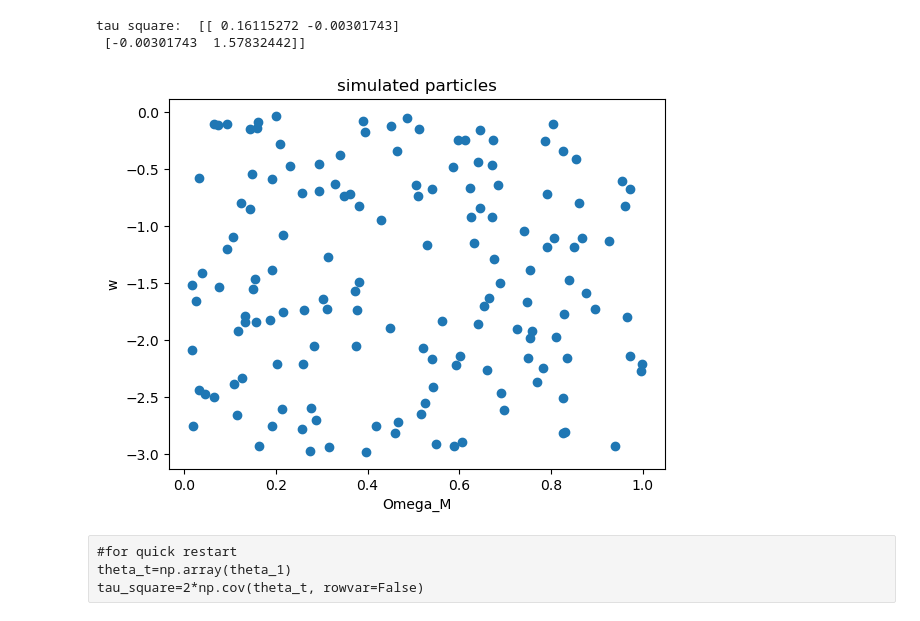
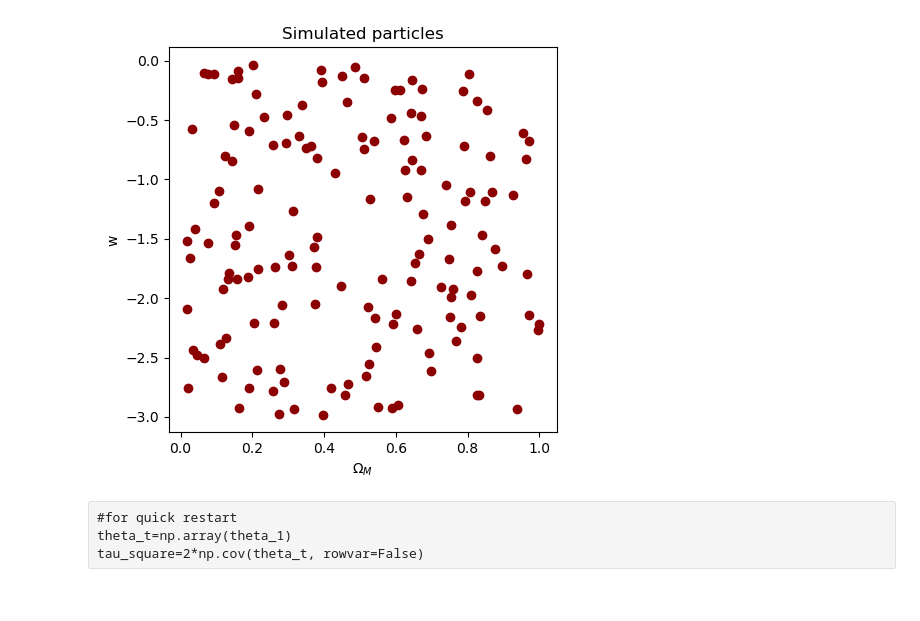
Before and after one commit to margherita-lera/SMC-ABC-for-Supernovae-Ia, a Jupyter notebook: abc_out.ipynb, the cells around one changed output. Saved outputs shown, nothing was run; the diff lists cells and outputs as text; code cells hidden in the pictures.

```diff
--- a/abc_out.ipynb
+++ b/abc_out.ipynb
@@ -33,15 +47,21 @@ plt.show()
 # %%
-print('tau square: ',tau_square)
+with open("/home/ubuntu/SNANA/nre/nreSims.pickle", "rb") as fin: preSim = pickle.load(fin)
 
-plt.scatter(theta_t[:,0],theta_t[:,1])
-plt.title('simulated particles')
-plt.xlabel('Omega_M')
+N=150
+theta_t = np.empty((N, 2))
+for n in range(N):
+    sim = preSim[n]
+    theta_t[n] = (sim['omega'], sim['w'])
+del preSim
+
+plt.figure(figsize=(5,5))
+plt.scatter(theta_t[:,0],theta_t[:,1], c='darkred')
+plt.title('Simulated particles')
+plt.xlabel(r'$\Omega_M$')
 plt.ylabel('w')
 plt.show()
 # %% [output]
-tau square:  [[ 0.16115272 -0.00301743]
- [-0.00301743  1.57832442]]
-[figure, old version]
+[figure, new version]
 # %% [raw]
 #for quick restart
 theta_t=np.array(theta_1)
```
Also changed, not shown: parts of 4 cells of this notebook, 2 other files.
